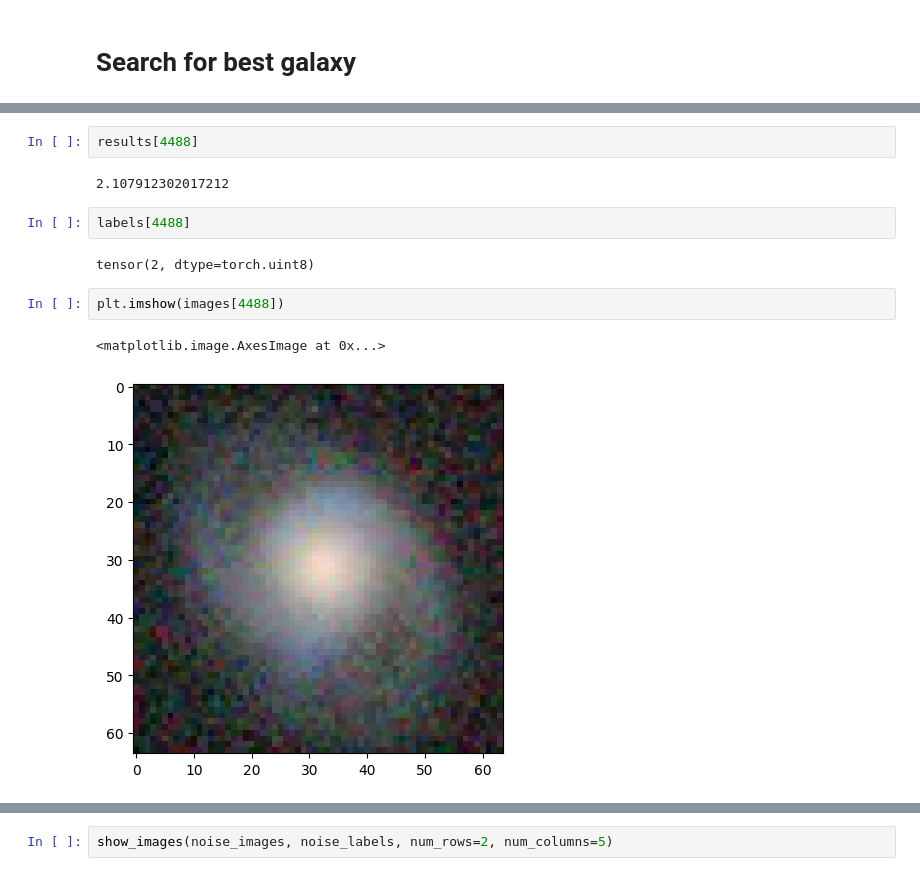
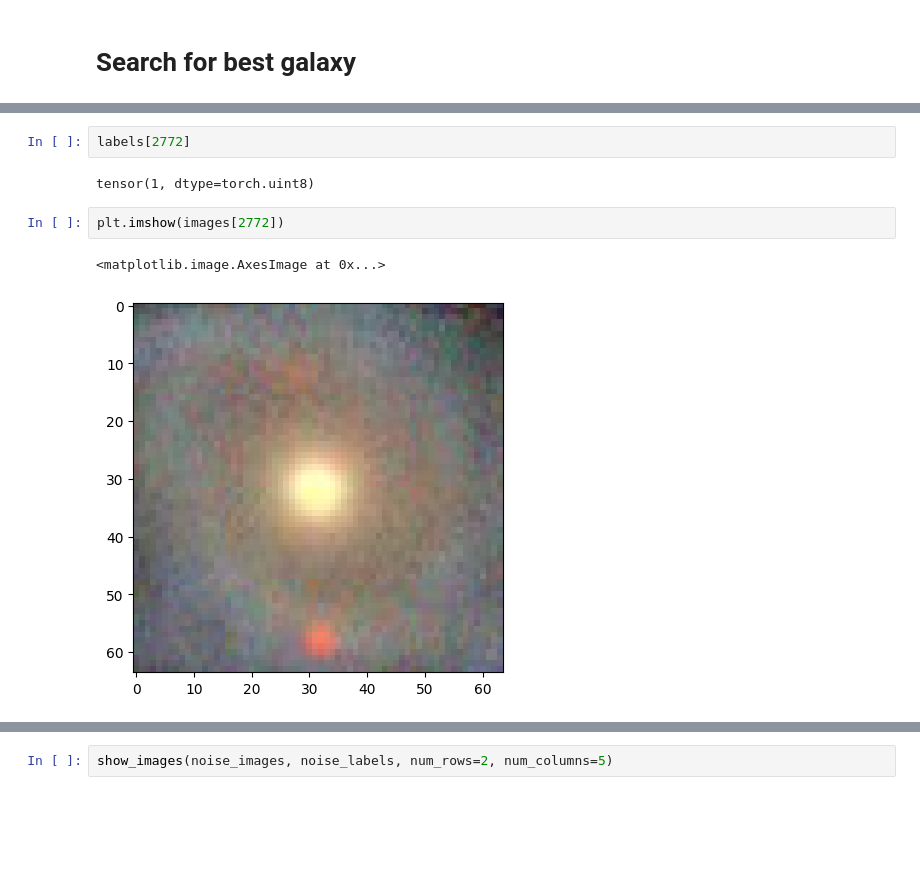
Before and after one commit to LukasBeiske/ErUM_challenge_2024_group5, a Jupyter notebook: galaxies_decals Version Maria Peter.ipynb, the cells around one changed output, grey strips where cells are left out. Drawn from its saved outputs; the diff is of its cells as text; blank space fills up the shorter version.

```diff
--- a/galaxies_decals Version Maria Peter.ipynb
+++ b/galaxies_decals Version Maria Peter.ipynb
@@ -741,16 +754,12 @@ min(results), results.index(min(results))
-# %%
-results[4488]
-# %% [output]
-2.107912302017212
 # %%
-labels[4488]
+labels[2772]
 # %% [output]
-tensor(2, dtype=torch.uint8)
+tensor(1, dtype=torch.uint8)
 # %%
-plt.imshow(images[4488])
+plt.imshow(images[2772])
 # %% [output]
 <matplotlib.image.AxesImage at 0x...>
-[figure, old version]
+[figure, new version]
 # %%
 ## search for bad galaxy
 max(results), results.index(max(results))
```
Also changed, not shown: parts of 9 cells of this notebook, 1 other file.
